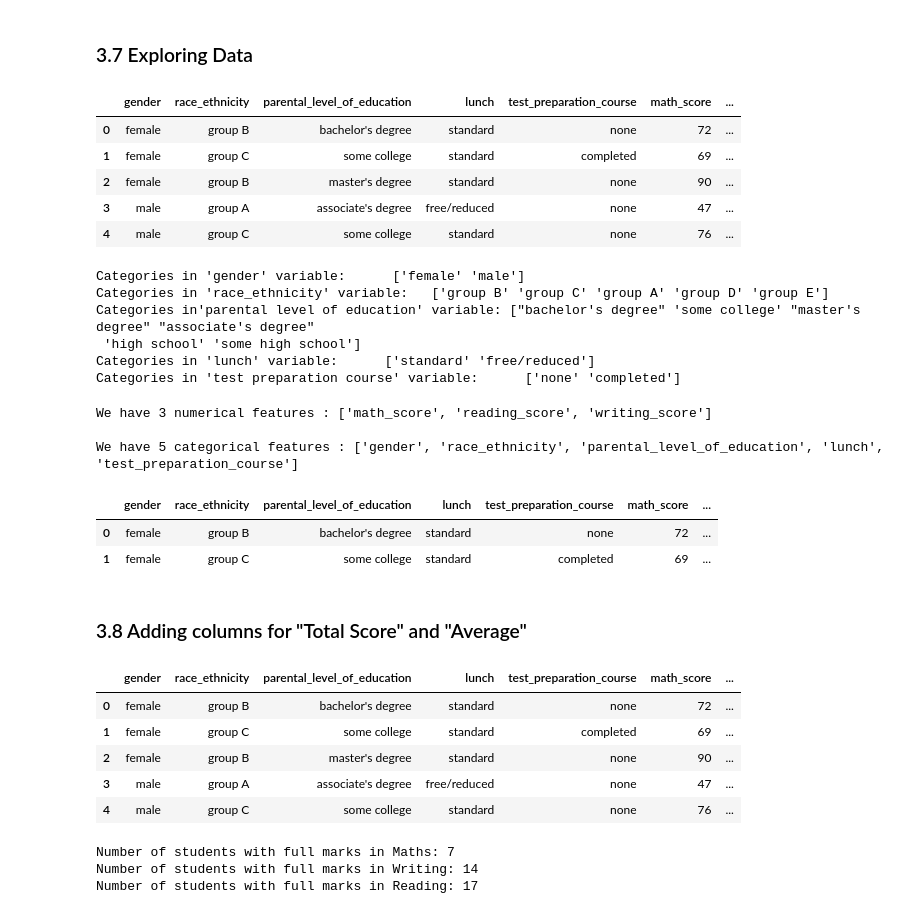
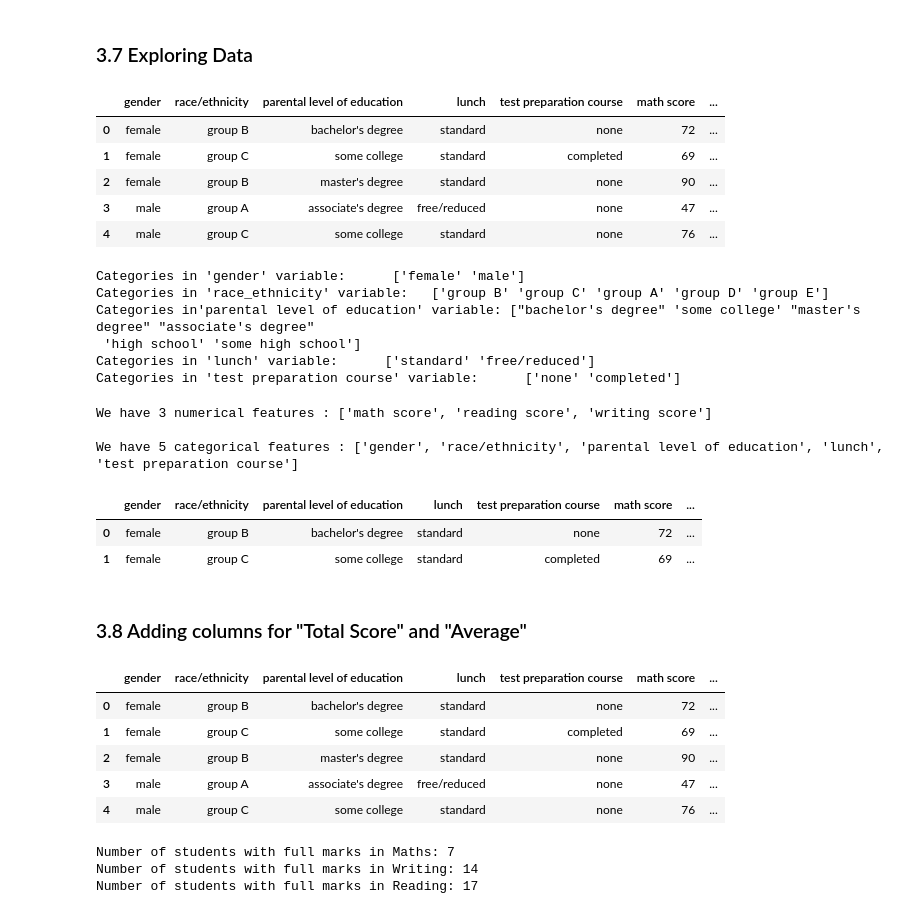
Before and after one commit to Palakmalik1594/mlproject, a Jupyter notebook: notebook/data/EDA STUDENT PERFORMANCE.ipynb, the cells around one changed output. Saved outputs shown, nothing was run; the diff lists cells and outputs as text; code cells hidden in the pictures.

```diff
--- a/notebook/data/EDA STUDENT PERFORMANCE.ipynb
+++ b/notebook/data/EDA STUDENT PERFORMANCE.ipynb
@@ -32,4 +32,4 @@ warnings.filterwarnings('ignore')
 # %% [markdown]
 #### Import the CSV Data as Pandas DataFrame
 # %%
-df = pd.read_csv('data/stud.csv')
+df = pd.read_csv(r"C:\projects\mlprojects\notebook\data\stud.csv")
@@ -150,7 +153,7 @@ df.describe()
 # %%
 df.head()
 # %% [output]
-|  | gender | race_ethnicity | parental_level_of_education | lunch | test_preparation_course | math_score | ... |
+|  | gender | race/ethnicity | parental level of education | lunch | test preparation course | math score | ... |
 | 0 | female | group B | bachelor's degree | standard | none | 72 | ... |
 | 1 | female | group C | some college | standard | completed | 69 | ... |
 | 2 | female | group B | master's degree | standard | none | 90 | ... |
@@ -187,23 +190,23 @@ categorical_features = [feature for feature in df.columns if df[feature].dtype =
 print('We have {} numerical features : {}'.format(len(numeric_features), numeric_features))
 print('\nWe have {} categorical features : {}'.format(len(categorical_features), categorical_features))
 # %% [output]
-We have 3 numerical features : ['math_score', 'reading_score', 'writing_score']
+We have 3 numerical features : ['math score', 'reading score', 'writing score']
 
-We have 5 categorical features : ['gender', 'race_ethnicity', 'parental_level_of_education', 'lunch', 'test_preparation_course']
+We have 5 categorical features : ['gender', 'race/ethnicity', 'parental level of education', 'lunch', 'test preparation course']
 # %%
 df.head(2)
 # %% [output]
-|  | gender | race_ethnicity | parental_level_of_education | lunch | test_preparation_course | math_score | ... |
+|  | gender | race/ethnicity | parental level of education | lunch | test preparation course | math score | ... |
 | 0 | female | group B | bachelor's degree | standard | none | 72 | ... |
 | 1 | female | group C | some college | standard | completed | 69 | ... |
 # %% [markdown]
 ### 3.8 Adding columns for "Total Score" and "Average"
 # %%
-df['total score'] = df['math_score'] + df['reading_score'] + df['writing_score']
+df['total score'] = df['math score'] + df['reading score'] + df['writing score']
 df['average'] = df['total score']/3
 df.head()
 # %% [output]
-|  | gender | race_ethnicity | parental_level_of_education | lunch | test_preparation_course | math_score | ... |
+|  | gender | race/ethnicity | parental level of education | lunch | test preparation course | math score | ... |
 | 0 | female | group B | bachelor's degree | standard | none | 72 | ... |
 | 1 | female | group C | some college | standard | completed | 69 | ... |
 | 2 | female | group B | master's degree | standard | none | 90 | ... |
```
Also changed, not shown: parts of 27 cells of this notebook.
